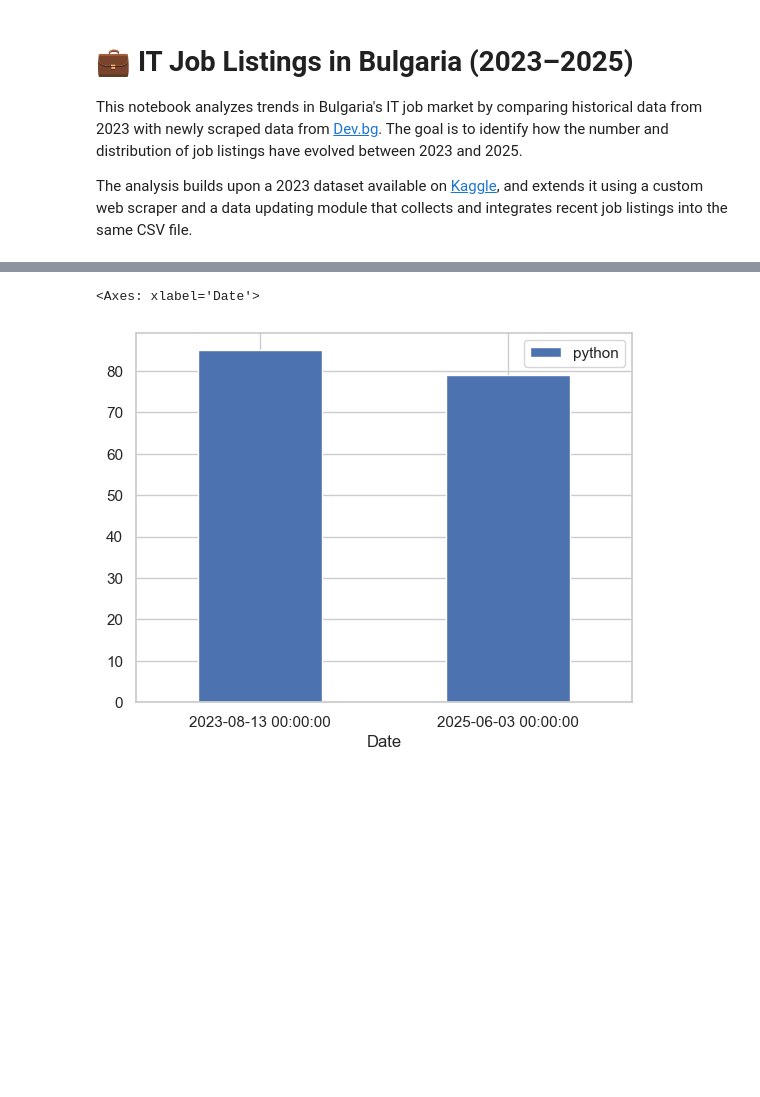
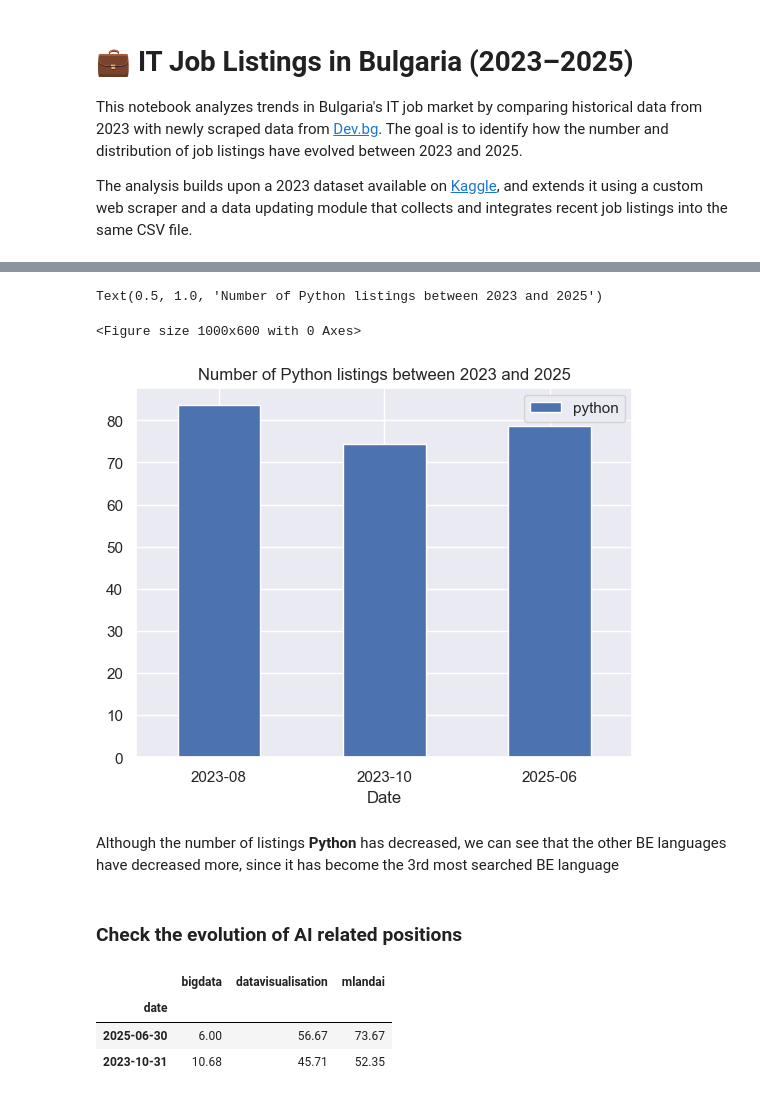
Before and after one commit to Corentin-dupriez/bg-tech-jobs, a Jupyter notebook: Untitled.ipynb, the cells around one changed output, grey strips where cells are left out. Saved outputs shown, nothing was run; the diff lists cells and outputs as text; code cells hidden in the pictures; blank space fills up the shorter version.

```diff
--- a/Untitled.ipynb
+++ b/Untitled.ipynb
@@ -28,2 +32,4 @@ df = pd.read_csv(file)
 # %%
 df['date'] = pd.to_datetime(df['date'])
+# %%
+df.set_index('date', inplace=True)
@@ -71,0 +71,4 @@ memory usage: 21.9 KB
+# %%
+df_grouped_by_month = df.resample('ME').mean().round(2)
+# %%
+df_grouped_by_month = df_grouped_by_month.dropna(axis=0, how='all')
@@ -111,10 +151,25 @@ In 2025, the same 2 technologies are at the top, but Python has jumped to the 3r
 # %%
-(df[['date', 'python']][df['date'].astype('str').isin(['2023-08-13', '2025-06-03'])]
+plt.figure(figsize=(10,6))
+ax = (df_grouped_by_month[['python']].loc[['2023-08-31','2023-10-31', '2025-06-30']]
  .plot(kind='bar',
-       x='date',
        y='python',
        rot=0,
        xlabel='Date',))
+ax.set_xticklabels(['2023-08', '2023-10', '2025-06'])
+plt.title('Number of Python listings between 2023 and 2025')
 # %% [output]
-<Axes: xlabel='Date'>
+Text(0.5, 1.0, 'Number of Python listings between 2023 and 2025')
+<Figure size 1000x600 with 0 Axes>
-[figure, old version]
+[figure, new version]
+# %% [markdown]
+Although the number of listings **Python** has decreased, we can see that the other BE languages have decreased more, since it has become the 3rd most searched BE language
+# %% [markdown]
+### Check the evolution of AI related positions
+# %%
+(df_grouped_by_month[['bigdata', 'datavisualisation', 'mlandai']]
+.loc[['2025-06-30', '2023-10-31']])
+# %% [output]
+|  | bigdata | datavisualisation | mlandai |
+| date |  |  |  |
+| 2025-06-30 | 6.00 | 56.67 | 73.67 |
+| 2023-10-31 | 10.68 | 45.71 | 52.35 |
```
Also changed, not shown: parts of 26 cells of this notebook, 2 other files.
